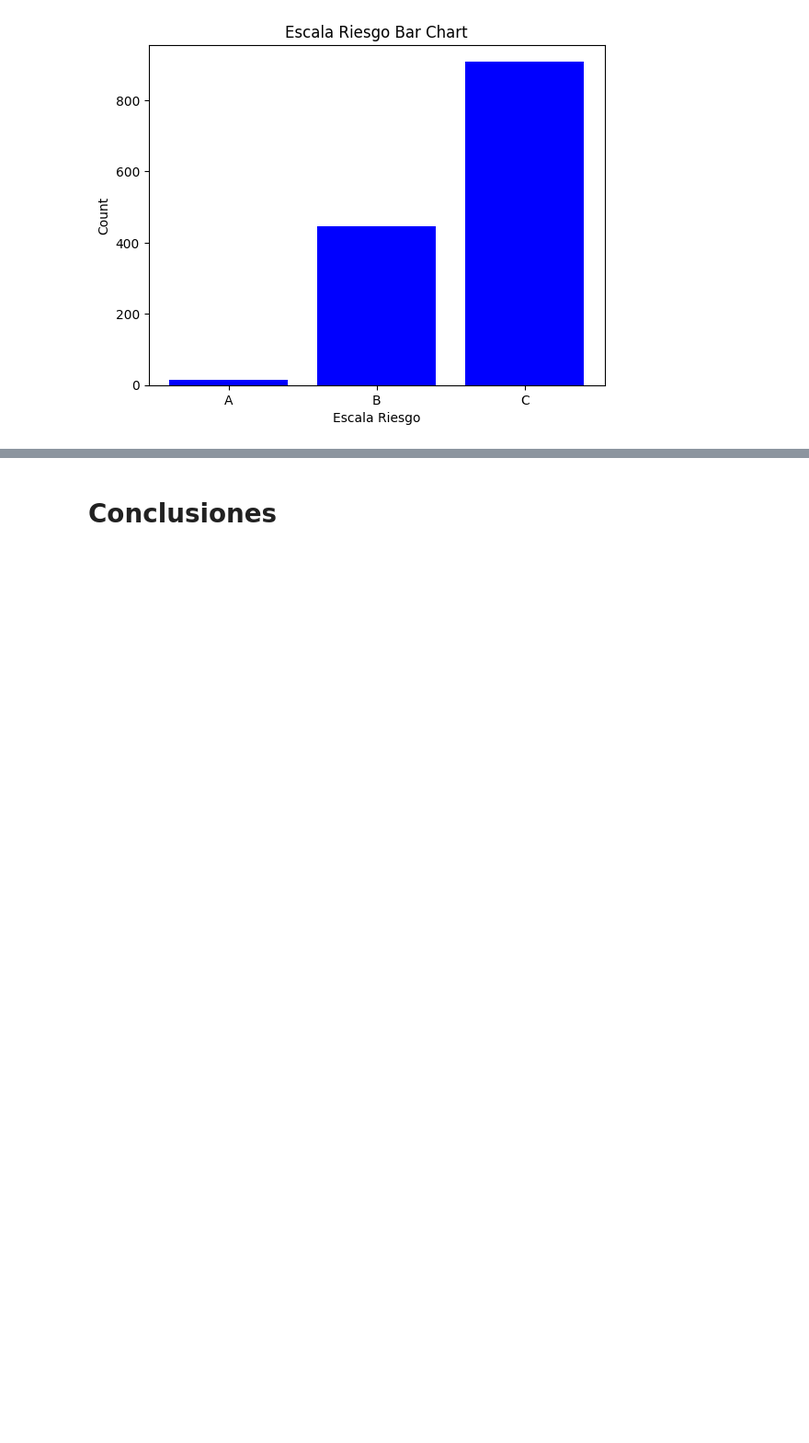
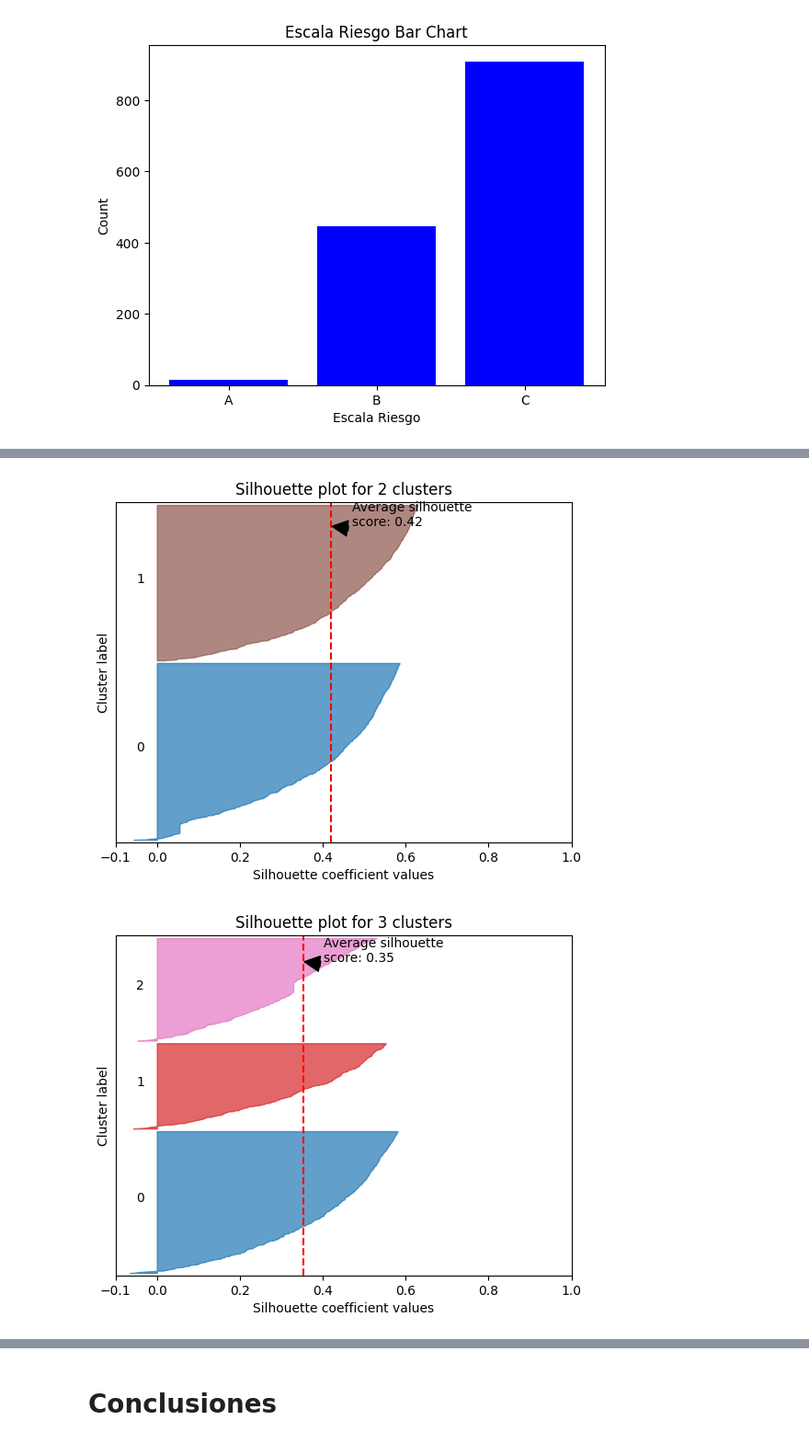
Before and after one commit to jafr0822/MNA_ProyectoIntegrador-Equipo7, a Jupyter notebook: Avance2_Equipo7.ipynb, the cells around one changed output, grey strips where cells are left out. Shown at 92% size. Cells and saved outputs as stored; diff of their text form; code cells hidden in the pictures; blank space fills up the shorter version.

```diff
--- a/Avance2_Equipo7.ipynb
+++ b/Avance2_Equipo7.ipynb
@@ -215,0 +263,53 @@ transformed_df.to_csv("transformed_df.csv")
+# %%
+range_n_clusters = [2, 3, 4, 5, 6, 7, 8, 9, 10]
+silhouette_scores = []
+
+for n_clusters in range_n_clusters:
+    kmeans = KMeans(n_clusters=n_clusters, random_state=42)
+    cluster_labels = kmeans.fit_predict(df_pca)
+
+    silhouette_avg = silhouette_score(df_pca, cluster_labels)
+    silhouette_scores.append(silhouette_avg)
+
+    sample_silhouette_values = silhouette_samples(df_pca, cluster_labels)
+
+    fig, ax = plt.subplots()
+    ax.set_xlim([-0.1, 1])
+    ax.set_ylim([0, len(df_pca) + (n_clusters + 1) * 10])
+
+    y_lower = 10
+    for i in range(n_clusters):
+        ith_cluster_silhouette_values = sample_silhouette_values[cluster_labels == i]
+        ith_cluster_silhouette_values.sort()
+        size_cluster_i = ith_cluster_silhouette_values.shape[0]
+        y_upper = y_lower + size_cluster_i
+        color = plt.cm.tab10(float(i) / n_clusters)
+        ax.fill_betweenx(np.arange(y_lower, y_upper), 0, ith_cluster_silhouette_values,
+                          facecolor=color, edgecolor=color, alpha=0.7)
+        ax.text(-0.05, y_lower + 0.5 * size_cluster_i, str(i))
+        y_lower = y_upper + 10  # 10 for the 0 samples
+
+    ax.set_title("Silhouette plot for {} clusters".format(n_clusters))
+    ax.set_xlabel("Silhouette coefficient values")
+    ax.set_ylabel("Cluster label")
+
+    ax.axvline(x=silhouette_avg, color="red", linestyle="--")
+    ax.annotate('Average silhouette\nscore: {:.2f}'.format(silhouette_avg), xy=(silhouette_avg, len(df_pca) * 0.95),
+                xytext=(silhouette_avg + 0.05, len(df_pca) * 0.95),
+                arrowprops=dict(facecolor='black', shrink=0.05))
+
+    ax.set_yticks([])
+    ax.set_xticks([-0.1, 0, 0.2, 0.4, 0.6, 0.8, 1])
+
+    plt.show()
+
+
+plt.plot(range_n_clusters, silhouette_scores, marker='o')
+plt.title('Silhouette Scores for Different Numbers of Clusters')
+plt.xlabel('Number of clusters')
+plt.ylabel('Silhouette Score')
+plt.xticks(range_n_clusters)
+plt.show()
+# %% [output]
+[figure, added]
+[figure, added]
```
Also changed, not shown: parts of 25 cells of this notebook.
